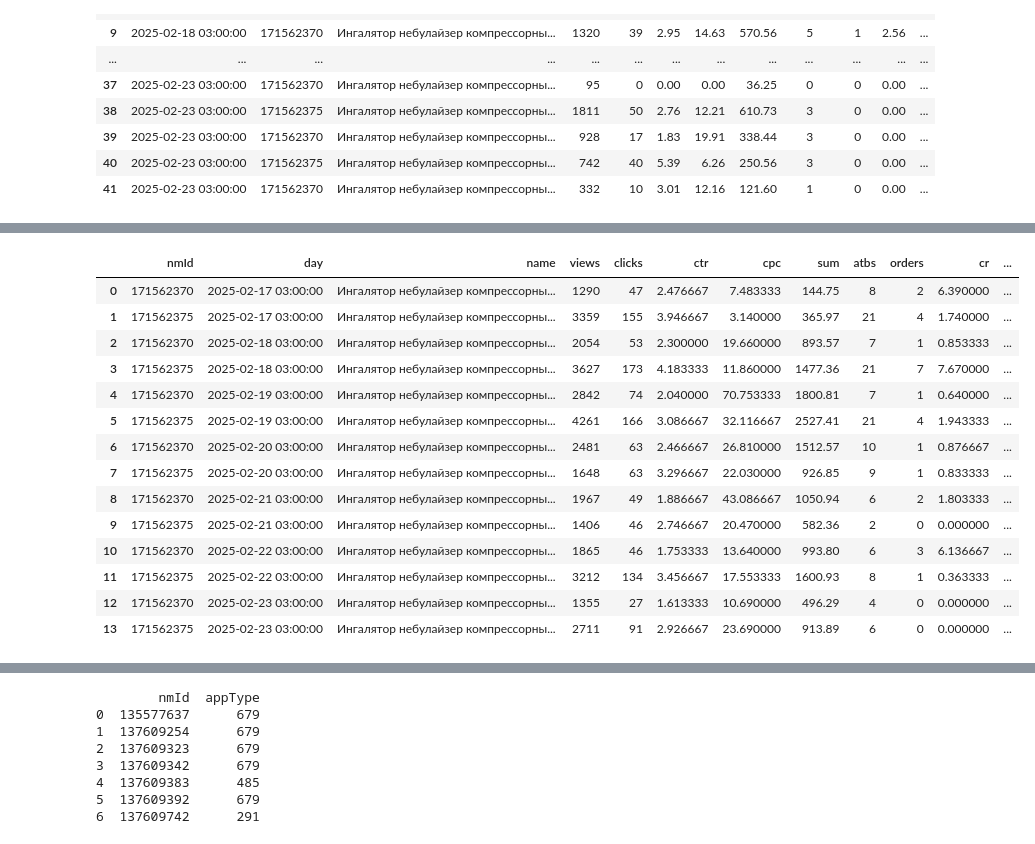
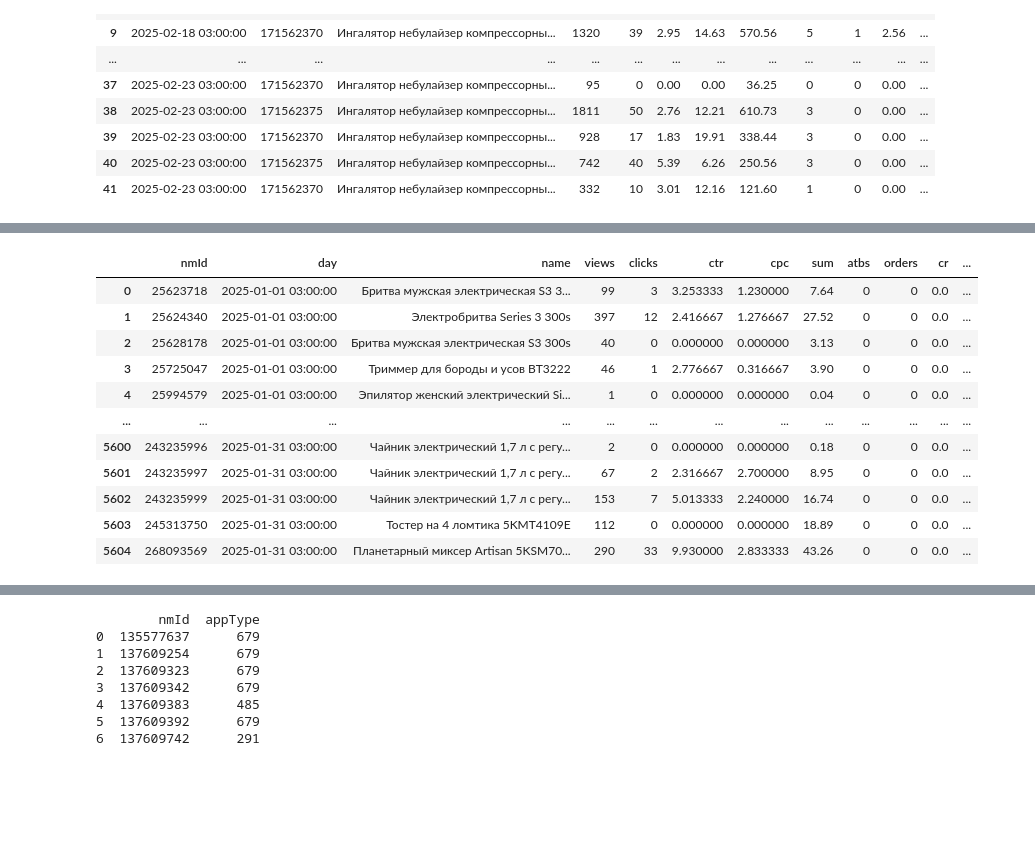
Before and after one commit to carolinavivast/API-Integrations, a Jupyter notebook: Advertisement_WB.ipynb, the cells around one changed output, grey strips where cells are left out. Cells and saved outputs as stored; diff of their text form; code cells hidden in the pictures; blank space fills up the shorter version.

```diff
--- a/Advertisement_WB.ipynb
+++ b/Advertisement_WB.ipynb
@@ -342,3 +403,15 @@ unique_change_times = df['paymentType'].unique()
 print(unique_change_times)
 # %% [output]
 ['Баланс' 'Кэшбэк']
+# %%
+# API endpoint
+url = "https://advert-api.wildberries.ru/adv/v2/fullstats"
+
+# Define the date interval
+date_interval = {
+    "begin": "2025-01-01",  # Replace with your start date
+    "end": "2025-01-31"     # Replace with your end date
+}
+
+# Create chunks of 100 campaign IDs each
+chunk_size = 100
@@ -552,42 +794,89 @@ df
 # %%
 # Group by 'date' (day only) and 'nmId', summing numeric columns except 'advertId'
-df_grouped = (
-    df.groupby([df["date"].dt.date, "nmId"], as_index=False)
+df_grouped_guten = (
+    df_guten.groupby([df_guten["date"].dt.date, "nmId"], as_index=False)
+    .agg({
+        "date": "first",  # Keep the first date (to retain the day)
+        "name": "first",  # Keep the first name (or customize this logic)
+        "views": "sum",
+        "clicks": "sum",
+        "ctr": "mean",  # Sum or average, depending on your needs
+        "cpc": "mean",  # Use mean for 'cpc' (cost per click)
+        "sum": "sum",
+        "atbs": "sum",
+        "orders": "sum",
+        "cr": "mean",  # Use mean for 'cr' (conversion rate)
+        "shks": "sum",
+        "sum_price": "sum",
+        "advertId": "first"  # Keep the first 'advertId' (no summing)
+    })
+)
+
+# Group by 'date' (day only) and 'nmId', summing numeric columns except 'advertId'
+df_grouped_giper = (
+    df_giper.groupby([df_giper["date"].dt.date, "nmId"], as_index=False)
+    .agg({
+        "date": "first",  # Keep the first date (to retain the day)
+        "name": "first",  # Keep the first name (or customize this logic)
+        "views": "sum",
+        "clicks": "sum",
+        "ctr": "mean",  # Sum or average, depending on your needs
+        "cpc": "mean",  # Use mean for 'cpc' (cost per click)
+        "sum": "sum",
+        "atbs": "sum",
+        "orders": "sum",
+        "cr": "mean",  # Use mean for 'cr' (conversion rate)
+        "shks": "sum",
+        "sum_price": "sum",
+        "advertId": "first"  # Keep the first 'advertId' (no summing)
+    })
+)
+
+# Group by 'date' (day only) and 'nmId', summing numeric columns except 'advertId'
+df_grouped_kitchen = (
+    df_kitchen.groupby([df_kitchen["date"].dt.date, "nmId"], as_index=False)
     .agg({
         "date": "first",  # Keep the first date (to retain the day)
         "name": "first",  # Keep the first name (or customize this logic)
         "views": "sum",
         "clicks": "sum",
         "ctr": "mean",  # Sum or average, depending on your needs
         "cpc": "mean",  # Use mean for 'cpc' (cost per click)
         "sum": "sum",
         "atbs": "sum",
         "orders": "sum",
         "cr": "mean",  # Use mean for 'cr' (conversion rate)
         "shks": "sum",
         "sum_price": "sum",
         "advertId": "first"  # Keep the first 'advertId' (no summing)
     })
 )
 
 # Rename the 'date' column to 'day' for clarity
-df_grouped.rename(columns={"date": "day"}, inplace=True)
+df_grouped_guten.rename(columns={"date": "day"}, inplace=True)
+df_grouped_giper.rename(columns={"date": "day"}, inplace=True)
+df_grouped_kitchen.rename(columns={"date": "day"}, inplace=True)
+
+df_grouped_guten['Project'] = 'WB-GutenTech'
+df_grouped_giper['Project'] = 'WB-ГиперМаркет'
+df_grouped_kitchen['Project'] = 'WB-KitchenAid'
+
+# Concatenate the DataFrames
+df_grouped_combined_campaigns = pd.concat([df_grouped_guten, df_grouped_giper, df_grouped_kitchen], ignore_index=True)
+df_grouped_combined_campaigns['Marketplace'] = 'Wildberries'
 
 # Display the grouped DataFrame
-df_grouped
+df_grouped_combined_campaigns
 # %% [output]
 |  | nmId | day | name | views | clicks | ctr | cpc | sum | atbs | orders | cr | ... |
-| 0 | 171562370 | 2025-02-17 03:00:00 | Ингалятор небулайзер компрессорны... | 1290 | 47 | 2.476667 | 7.483333 | 144.75 | 8 | 2 | 6.390000 | ... |
-| 1 | 171562375 | 2025-02-17 03:00:00 | Ингалятор небулайзер компрессорны... | 3359 | 155 | 3.946667 | 3.140000 | 365.97 | 21 | 4 | 1.740000 | ... |
-| 2 | 171562370 | 2025-02-18 03:00:00 | Ингалятор небулайзер компрессорны... | 2054 | 53 | 2.300000 | 19.660000 | 893.57 | 7 | 1 | 0.853333 | ... |
-| 3 | 171562375 | 2025-02-18 03:00:00 | Ингалятор небулайзер компрессорны... | 3627 | 173 | 4.183333 | 11.860000 | 1477.36 | 21 | 7 | 7.670000 | ... |
-| 4 | 171562370 | 2025-02-19 03:00:00 | Ингалятор небулайзер компрессорны... | 2842 | 74 | 2.040000 | 70.753333 | 1800.81 | 7 | 1 | 0.640000 | ... |
-| 5 | 171562375 | 2025-02-19 03:00:00 | Ингалятор небулайзер компрессорны... | 4261 | 166 | 3.086667 | 32.116667 | 2527.41 | 21 | 4 | 1.943333 | ... |
-| 6 | 171562370 | 2025-02-20 03:00:00 | Ингалятор небулайзер компрессорны... | 2481 | 63 | 2.466667 | 26.810000 | 1512.57 | 10 | 1 | 0.876667 | ... |
-| 7 | 171562375 | 2025-02-20 03:00:00 | Ингалятор небулайзер компрессорны... | 1648 | 63 | 3.296667 | 22.030000 | 926.85 | 9 | 1 | 0.833333 | ... |
-| 8 | 171562370 | 2025-02-21 03:00:00 | Ингалятор небулайзер компрессорны... | 1967 | 49 | 1.886667 | 43.086667 | 1050.94 | 6 | 2 | 1.803333 | ... |
-| 9 | 171562375 | 2025-02-21 03:00:00 | Ингалятор небулайзер компрессорны... | 1406 | 46 | 2.746667 | 20.470000 | 582.36 | 2 | 0 | 0.000000 | ... |
-| 10 | 171562370 | 2025-02-22 03:00:00 | Ингалятор небулайзер компрессорны... | 1865 | 46 | 1.753333 | 13.640000 | 993.80 | 6 | 3 | 6.136667 | ... |
-| 11 | 171562375 | 2025-02-22 03:00:00 | Ингалятор небулайзер компрессорны... | 3212 | 134 | 3.456667 | 17.553333 | 1600.93 | 8 | 1 | 0.363333 | ... |
-| 12 | 171562370 | 2025-02-23 03:00:00 | Ингалятор небулайзер компрессорны... | 1355 | 27 | 1.613333 | 10.690000 | 496.29 | 4 | 0 | 0.000000 | ... |
-| 13 | 171562375 | 2025-02-23 03:00:00 | Ингалятор небулайзер компрессорны... | 2711 | 91 | 2.926667 | 23.690000 | 913.89 | 6 | 0 | 0.000000 | ... |
+| 0 | 25623718 | 2025-01-01 03:00:00 | Бритва мужская электрическая S3 3... | 99 | 3 | 3.253333 | 1.230000 | 7.64 | 0 | 0 | 0.0 | ... |
+| 1 | 25624340 | 2025-01-01 03:00:00 | Электробритва Series 3 300s | 397 | 12 | 2.416667 | 1.276667 | 27.52 | 0 | 0 | 0.0 | ... |
+| 2 | 25628178 | 2025-01-01 03:00:00 | Бритва мужская электрическая S3 300s | 40 | 0 | 0.000000 | 0.000000 | 3.13 | 0 | 0 | 0.0 | ... |
+| 3 | 25725047 | 2025-01-01 03:00:00 | Триммер для бороды и усов BT3222 | 46 | 1 | 2.776667 | 0.316667 | 3.90 | 0 | 0 | 0.0 | ... |
+| 4 | 25994579 | 2025-01-01 03:00:00 | Эпилятор женский электрический Si... | 1 | 0 | 0.000000 | 0.000000 | 0.04 | 0 | 0 | 0.0 | ... |
+| ... | ... | ... | ... | ... | ... | ... | ... | ... | ... | ... | ... | ... |
+| 5600 | 243235996 | 2025-01-31 03:00:00 | Чайник электрический 1,7 л с регу... | 2 | 0 | 0.000000 | 0.000000 | 0.18 | 0 | 0 | 0.0 | ... |
+| 5601 | 243235997 | 2025-01-31 03:00:00 | Чайник электрический 1,7 л с регу... | 67 | 2 | 2.316667 | 2.700000 | 8.95 | 0 | 0 | 0.0 | ... |
+| 5602 | 243235999 | 2025-01-31 03:00:00 | Чайник электрический 1,7 л с регу... | 153 | 7 | 5.013333 | 2.240000 | 16.74 | 0 | 0 | 0.0 | ... |
+| 5603 | 245313750 | 2025-01-31 03:00:00 | Тостер на 4 ломтика 5KMT4109E | 112 | 0 | 0.000000 | 0.000000 | 18.89 | 0 | 0 | 0.0 | ... |
+| 5604 | 268093569 | 2025-01-31 03:00:00 | Планетарный миксер Artisan 5KSM70... | 290 | 33 | 9.930000 | 2.833333 | 43.26 | 0 | 0 | 0.0 | ... |
```
Also changed, not shown: parts of 25 cells of this notebook.
